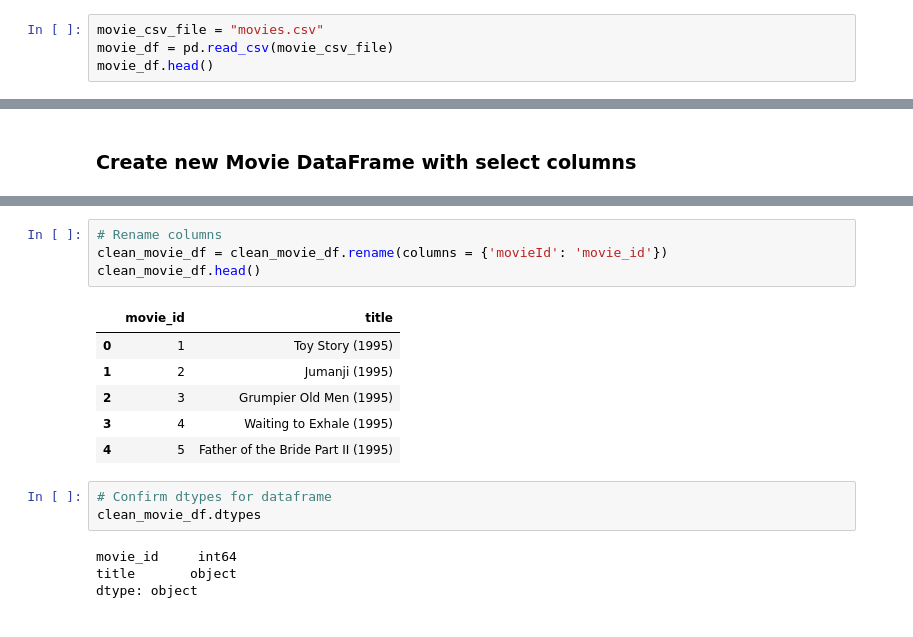
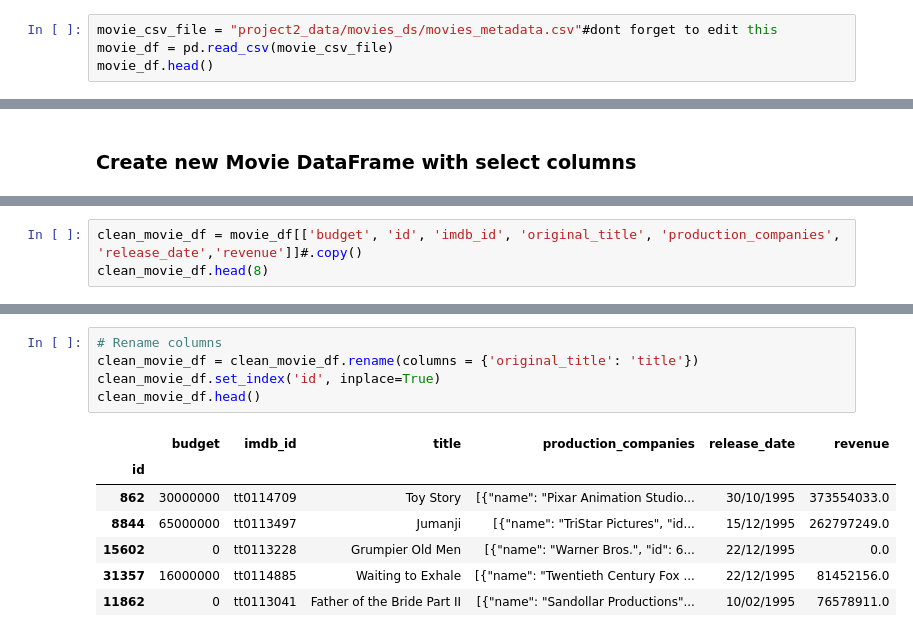
Before and after one commit to deibidl/project_2, a Jupyter notebook: Movies Data.ipynb, the cells around one changed output, grey strips where cells are left out. Saved outputs shown, nothing was run; the diff lists cells and outputs as text.

```diff
--- a/Movies Data.ipynb
+++ b/Movies Data.ipynb
@@ -5,7 +5,7 @@ from sqlalchemy import create_engine
 # %% [markdown]
 ### Store Movie CSV into DataFrame
 # %%
-movie_csv_file = "movies.csv"
+movie_csv_file = "project2_data/movies_ds/movies_metadata.csv"#dont forget to edit this
 movie_df = pd.read_csv(movie_csv_file)
 movie_df.head()
 # %% [output]
@@ -29,0 +21,3 @@ clean_movie_df.head()
+# %%
+clean_movie_df = movie_df[['budget', 'id', 'imdb_id', 'original_title', 'production_companies', 'release_date','revenue']]#.copy()
+clean_movie_df.head(8)
@@ -30,18 +45,13 @@ clean_movie_df.head()
 # %%
 # Rename columns
-clean_movie_df = clean_movie_df.rename(columns = {'movieId': 'movie_id'})
+clean_movie_df = clean_movie_df.rename(columns = {'original_title': 'title'})
+clean_movie_df.set_index('id', inplace=True)
 clean_movie_df.head()
 # %% [output]
-|  | movie_id | title |
-| 0 | 1 | Toy Story (1995) |
-| 1 | 2 | Jumanji (1995) |
-| 2 | 3 | Grumpier Old Men (1995) |
-| 3 | 4 | Waiting to Exhale (1995) |
-| 4 | 5 | Father of the Bride Part II (1995) |
+|  | budget | imdb_id | title | production_companies | release_date | revenue |
+| id |  |  |  |  |  |  |
+| 862 | 30000000 | tt0114709 | Toy Story | [{"name": "Pixar Animation Studio... | 30/10/1995 | 373554033.0 |
+| 8844 | 65000000 | tt0113497 | Jumanji | [{"name": "TriStar Pictures", "id... | 15/12/1995 | 262797249.0 |
+| 15602 | 0 | tt0113228 | Grumpier Old Men | [{"name": "Warner Bros.", "id": 6... | 22/12/1995 | 0.0 |
+| 31357 | 16000000 | tt0114885 | Waiting to Exhale | [{"name": "Twentieth Century Fox ... | 22/12/1995 | 81452156.0 |
+| 11862 | 0 | tt0113041 | Father of the Bride Part II | [{"name": "Sandollar Productions"... | 10/02/1995 | 76578911.0 |
-# %%
-# Confirm dtypes for dataframe
-clean_movie_df.dtypes
-# %% [output]
-movie_id     int64
-title       object
-dtype: object
```
Also changed, not shown: parts of 22 cells of this notebook, 2 other files.
